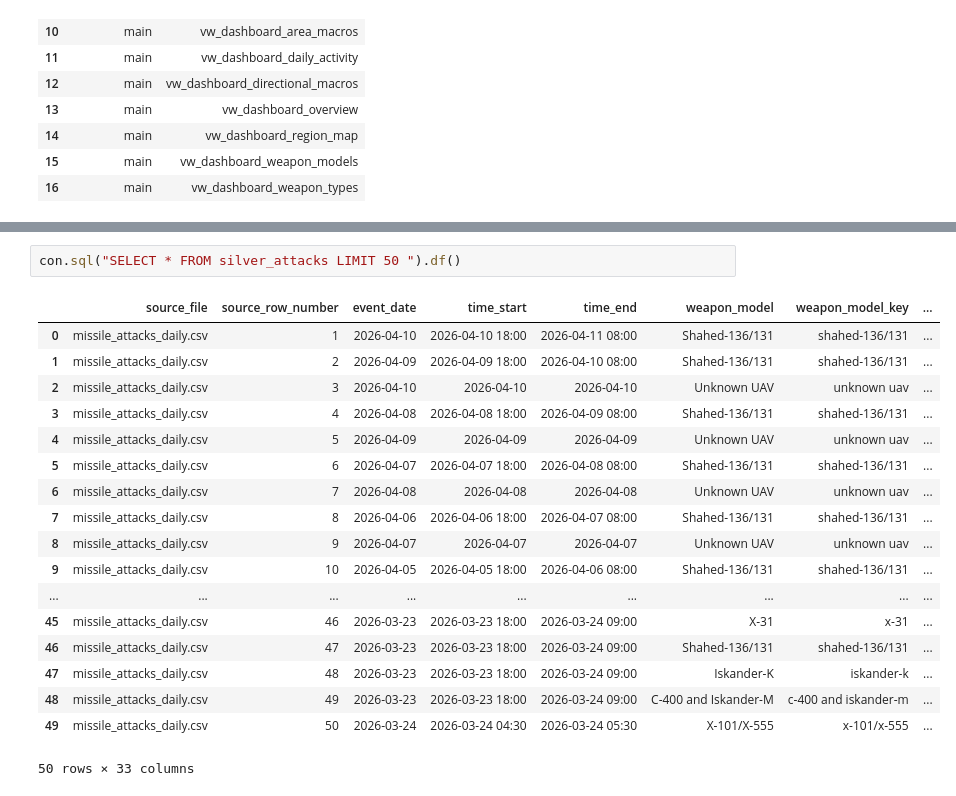
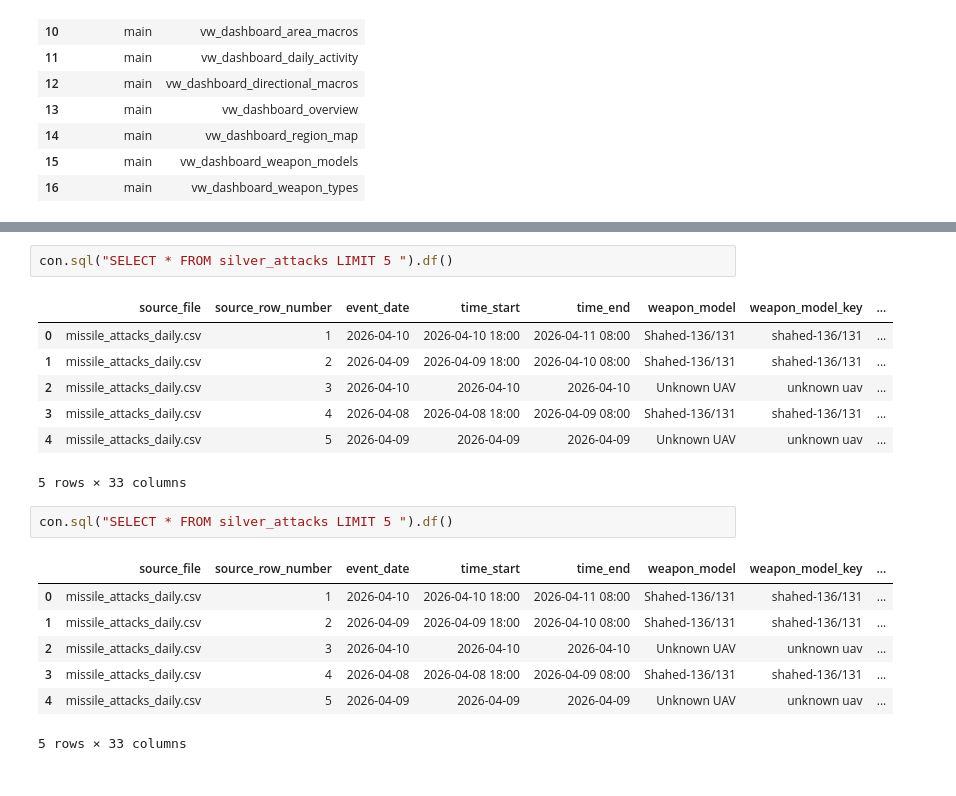
Before and after one commit to tujokuus/air-strikes-on-ukraine-dashboard, a Jupyter notebook: notebooks/gold_duckdb_testing.ipynb, the cells around one changed output, grey strips where cells are left out. Drawn from its saved outputs; the diff is of its cells as text.

```diff
--- a/notebooks/gold_duckdb_testing.ipynb
+++ b/notebooks/gold_duckdb_testing.ipynb
@@ -155,21 +155,20 @@ con.sql("SELECT * FROM vw_dashboard_overview LIMIT 20").df()
 # %%
-con.sql("SELECT * FROM silver_attacks LIMIT 50 ").df()
+con.sql("SELECT * FROM silver_attacks LIMIT 5 ").df()
 # %% [output]
 |  | source_file | source_row_number | event_date | time_start | time_end | weapon_model | weapon_model_key | ... |
 | 0 | missile_attacks_daily.csv | 1 | 2026-04-10 | 2026-04-10 18:00 | 2026-04-11 08:00 | Shahed-136/131 | shahed-136/131 | ... |
 | 1 | missile_attacks_daily.csv | 2 | 2026-04-09 | 2026-04-09 18:00 | 2026-04-10 08:00 | Shahed-136/131 | shahed-136/131 | ... |
 | 2 | missile_attacks_daily.csv | 3 | 2026-04-10 | 2026-04-10 | 2026-04-10 | Unknown UAV | unknown uav | ... |
 | 3 | missile_attacks_daily.csv | 4 | 2026-04-08 | 2026-04-08 18:00 | 2026-04-09 08:00 | Shahed-136/131 | shahed-136/131 | ... |
 | 4 | missile_attacks_daily.csv | 5 | 2026-04-09 | 2026-04-09 | 2026-04-09 | Unknown UAV | unknown uav | ... |
-| 5 | missile_attacks_daily.csv | 6 | 2026-04-07 | 2026-04-07 18:00 | 2026-04-08 08:00 | Shahed-136/131 | shahed-136/131 | ... |
-| 6 | missile_attacks_daily.csv | 7 | 2026-04-08 | 2026-04-08 | 2026-04-08 | Unknown UAV | unknown uav | ... |
-| 7 | missile_attacks_daily.csv | 8 | 2026-04-06 | 2026-04-06 18:00 | 2026-04-07 08:00 | Shahed-136/131 | shahed-136/131 | ... |
-| 8 | missile_attacks_daily.csv | 9 | 2026-04-07 | 2026-04-07 | 2026-04-07 | Unknown UAV | unknown uav | ... |
-| 9 | missile_attacks_daily.csv | 10 | 2026-04-05 | 2026-04-05 18:00 | 2026-04-06 08:00 | Shahed-136/131 | shahed-136/131 | ... |
-| ... | ... | ... | ... | ... | ... | ... | ... | ... |
-| 45 | missile_attacks_daily.csv | 46 | 2026-03-23 | 2026-03-23 18:00 | 2026-03-24 09:00 | X-31 | x-31 | ... |
-| 46 | missile_attacks_daily.csv | 47 | 2026-03-23 | 2026-03-23 18:00 | 2026-03-24 09:00 | Shahed-136/131 | shahed-136/131 | ... |
-| 47 | missile_attacks_daily.csv | 48 | 2026-03-23 | 2026-03-23 18:00 | 2026-03-24 09:00 | Iskander-K | iskander-k | ... |
-| 48 | missile_attacks_daily.csv | 49 | 2026-03-23 | 2026-03-23 18:00 | 2026-03-24 09:00 | C-400 and Iskander-M | c-400 and iskander-m | ... |
-| 49 | missile_attacks_daily.csv | 50 | 2026-03-24 | 2026-03-24 04:30 | 2026-03-24 05:30 | X-101/X-555 | x-101/x-555 | ... |
-50 rows × 33 columns
+5 rows × 33 columns
+# %%
+con.sql("SELECT * FROM silver_attacks LIMIT 5 ").df()
+# %% [output]
+|  | source_file | source_row_number | event_date | time_start | time_end | weapon_model | weapon_model_key | ... |
+| 0 | missile_attacks_daily.csv | 1 | 2026-04-10 | 2026-04-10 18:00 | 2026-04-11 08:00 | Shahed-136/131 | shahed-136/131 | ... |
+| 1 | missile_attacks_daily.csv | 2 | 2026-04-09 | 2026-04-09 18:00 | 2026-04-10 08:00 | Shahed-136/131 | shahed-136/131 | ... |
+| 2 | missile_attacks_daily.csv | 3 | 2026-04-10 | 2026-04-10 | 2026-04-10 | Unknown UAV | unknown uav | ... |
+| 3 | missile_attacks_daily.csv | 4 | 2026-04-08 | 2026-04-08 18:00 | 2026-04-09 08:00 | Shahed-136/131 | shahed-136/131 | ... |
+| 4 | missile_attacks_daily.csv | 5 | 2026-04-09 | 2026-04-09 | 2026-04-09 | Unknown UAV | unknown uav | ... |
+5 rows × 33 columns
```
Also changed, not shown: parts of 3 cells of this notebook, 2 other files.
